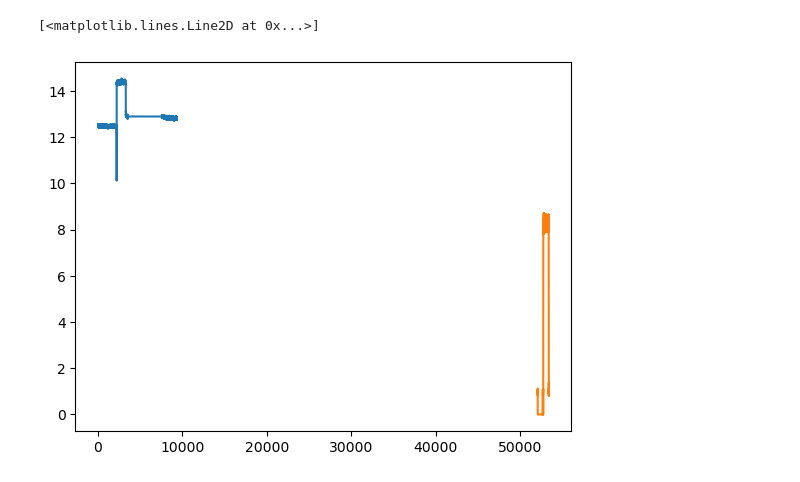
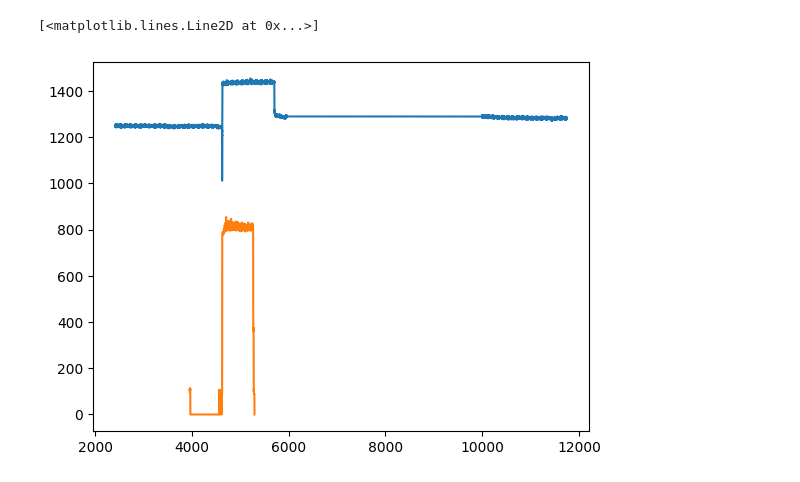
Before and after one commit to mojtaba1989/CANTool, a Jupyter notebook: CANtraffic.ipynb, the cells around one changed output. Cells and saved outputs as stored; diff of their text form; code cells hidden in the pictures.

Commit message:
time synced

```diff
--- a/CANtraffic.ipynb
+++ b/CANtraffic.ipynb
@@ -42,0 +22,14 @@ vbo = pd.read_csv('Keynect_ProMaster_0001_RAW.csv')
+# %%
+for id in CAN_ID_LIST:
+    vbo[id] = [0] * len(vbo['time'])
+# %%
+Traffic_byte = []
+
+for t in TIME_LIST:
+    tmp = data[data['Time_ms']==t]
+    Traffic_byte.append(np.sum(tmp['DLC']))
+# %%
+T_all = np.arange(np.min(TIME_LIST), np.max(TIME_LIST)+1, 1)
+Traffic_byte_all = np.zeros_like(T_all)
+for i, t in enumerate(TIME_LIST):
+    Traffic_byte_all[np.where(T_all==t)] = Traffic_byte[i]
@@ -42,0 +42,9 @@ vbo = pd.read_csv('Keynect_ProMaster_0001_RAW.csv')
+# %%
+vbo_t = np.array(vbo['time'])
+vbo_v = np.array(vbo['IVT_Result_U1'])
+
+t_max_can = T_all[np.argmax(np.diff(Traffic_byte_all))]
+t_max_vbo = vbo_t[np.argmax(np.diff(vbo_v))]
+print(t_max_can, t_max_vbo)
+
+T_all += t_max_vbo - t_max_can
@@ -43,7 +55,7 @@ vbo = pd.read_csv('Keynect_ProMaster_0001_RAW.csv')
 # %%
-plt.plot(np.array(vbo['time'])-vbo.loc[0, 'time'], np.array(vbo['IVT_Result_U1'])/1000)
+plt.plot(vbo_t, vbo_v/10)
 # plt.plot(np.array(vbo['time']), np.array(vbo['IVT_Result_U1'])/1000)
-plt.plot(T_all/10+2000, Traffic_byte_all/100)
+plt.plot(T_all, Traffic_byte_all)
 # %% [output]
 [<matplotlib.lines.Line2D at 0x...>]
-[figure, old version]
+[figure, new version]
```
Also changed, not shown: parts of 13 cells of this notebook, 1 other file.
